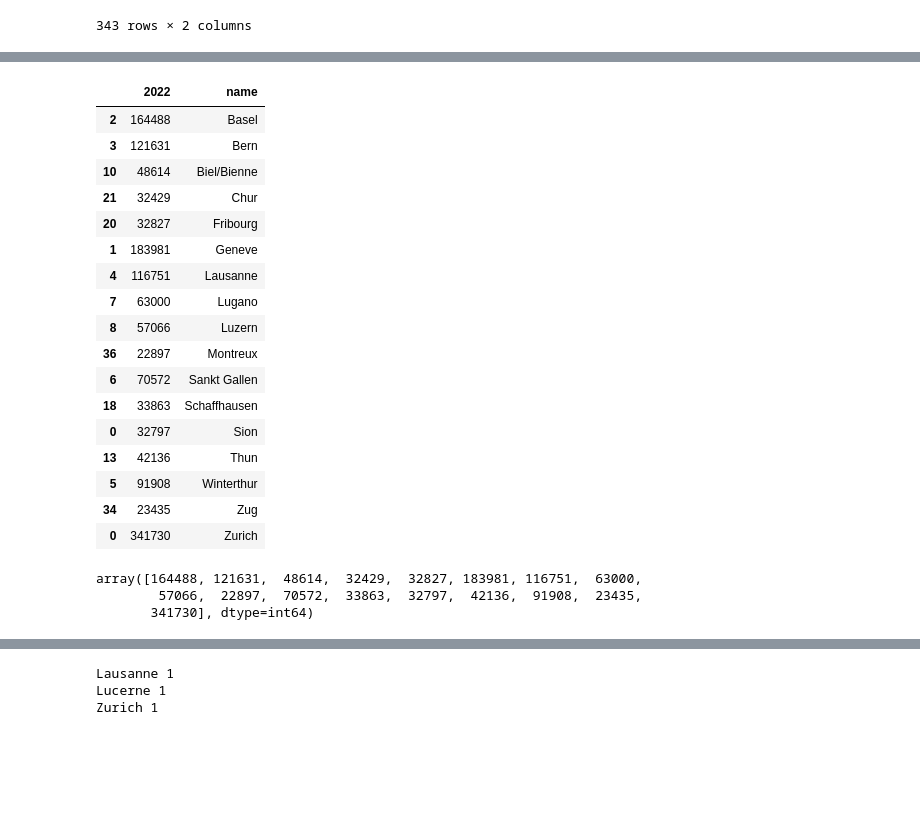
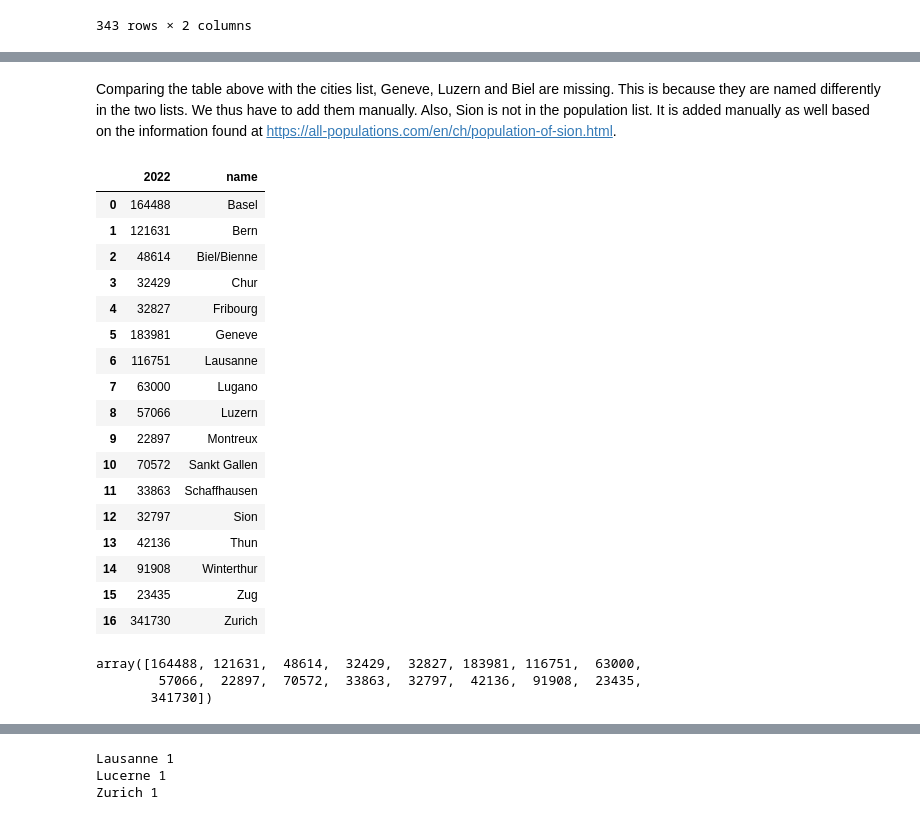
Before and after one commit to nomanbash/FLP_Amazon_Warehouse_Switzerland, a Jupyter notebook: Optimization.ipynb, the cells around one changed output, grey strips where cells are left out. Cells and saved outputs as stored; diff of their text form; code cells hidden in the pictures; blank space fills up the shorter version.

```diff
--- a/Optimization.ipynb
+++ b/Optimization.ipynb
@@ -92,34 +163,42 @@ relevant_pop = population[population['name'].isin(cities)]
+# %% [markdown]
+Comparing the table above with the cities list, Geneve, Luzern and Biel are missing. This is because they are named differently in the two lists. We thus have to add them manually.
+Also, Sion is not in the population list. It is added manually as well based on the information found at https://all-populations.com/en/ch/population-of-sion.html.
 # %%
-additional_cities = ['Geneve', 'Luzern', 'Sankt Gallen', 'Biel/Bienne']
-relevant_pop = pd.concat((relevant_pop, population.loc[population['name'].isin(additional_cities)]))
+diff_spelled_cities = ['Geneve', 'Luzern', 'Sankt Gallen', 'Biel/Bienne']
 sion = {'2022': 32797, 'name':'Sion'}
+
+#Add cities spelled differently in the two tables
+relevant_pop = pd.concat((relevant_pop, population.loc[population['name'].isin(diff_spelled_cities)]))
+
+#Add the population of Sion
 relevant_pop = pd.concat((relevant_pop, pd.DataFrame([sion])))
+
+#Sort the values in alphabetical order
+relevant_pop = relevant_pop.sort_values('name').reset_index(drop=True)
+relevant_pop
+# %% [output]
+|  | 2022 | name |
+| 0 | 164488 | Basel |
+| 1 | 121631 | Bern |
+| 2 | 48614 | Biel/Bienne |
+| 3 | 32429 | Chur |
+| 4 | 32827 | Fribourg |
+| 5 | 183981 | Geneve |
+| 6 | 116751 | Lausanne |
+| 7 | 63000 | Lugano |
+| 8 | 57066 | Luzern |
+| 9 | 22897 | Montreux |
+| 10 | 70572 | Sankt Gallen |
+| 11 | 33863 | Schaffhausen |
+| 12 | 32797 | Sion |
+| 13 | 42136 | Thun |
+| 14 | 91908 | Winterthur |
+| 15 | 23435 | Zug |
+| 16 | 341730 | Zurich |
-# %%
-relevant_pop = relevant_pop.sort_values('name')
-relevant_pop
-# %% [output]
-|  | 2022 | name |
-| 2 | 164488 | Basel |
-| 3 | 121631 | Bern |
-| 10 | 48614 | Biel/Bienne |
-| 21 | 32429 | Chur |
-| 20 | 32827 | Fribourg |
-| 1 | 183981 | Geneve |
-| 4 | 116751 | Lausanne |
-| 7 | 63000 | Lugano |
-| 8 | 57066 | Luzern |
-| 36 | 22897 | Montreux |
-| 6 | 70572 | Sankt Gallen |
-| 18 | 33863 | Schaffhausen |
-| 0 | 32797 | Sion |
-| 13 | 42136 | Thun |
-| 5 | 91908 | Winterthur |
-| 34 | 23435 | Zug |
-| 0 | 341730 | Zurich |
 # %%
-population = np.array(relevant_pop['2022'])
-population
+relevant_pop_list = np.array(relevant_pop['2022'])
+relevant_pop_list
 # %% [output]
 array([164488, 121631,  48614,  32429,  32827, 183981, 116751,  63000,
         57066,  22897,  70572,  33863,  32797,  42136,  91908,  23435,
-       341730], dtype=int64)
+       341730])
```
Also changed, not shown: parts of 26 cells of this notebook, 2 other files.
